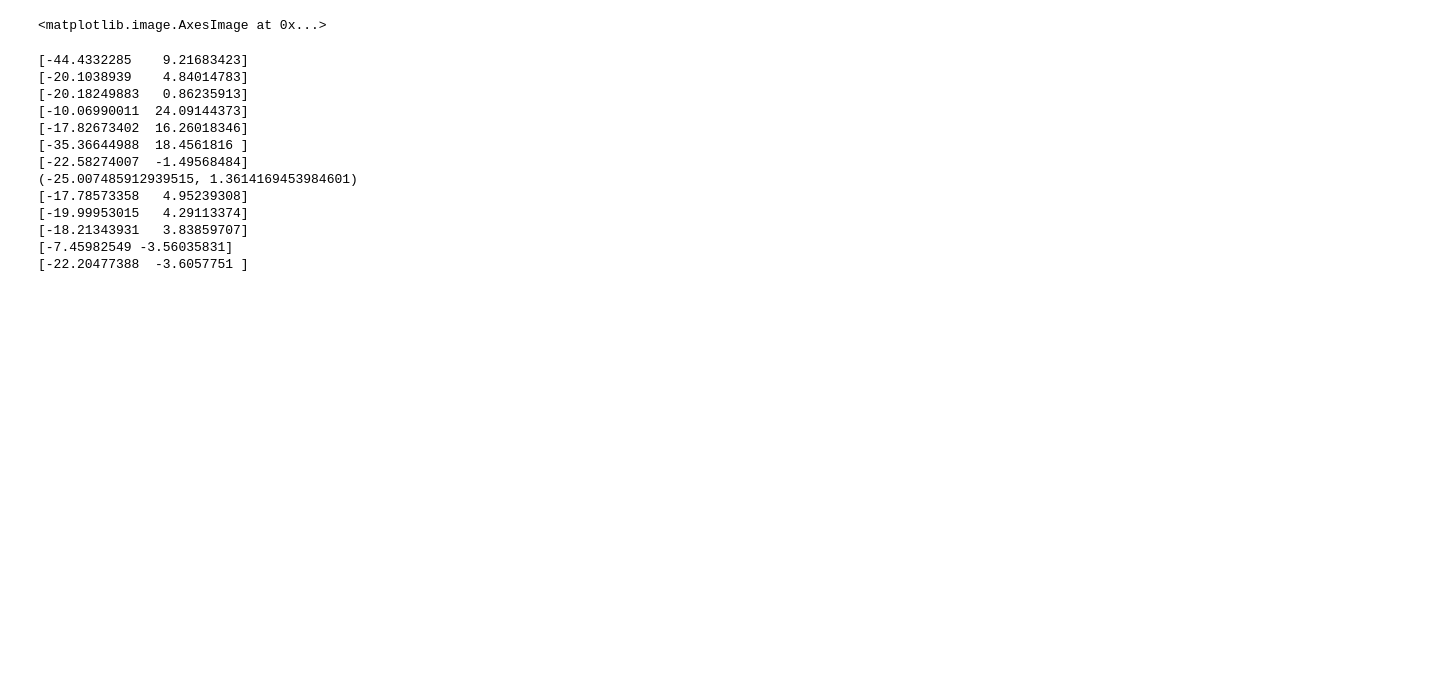
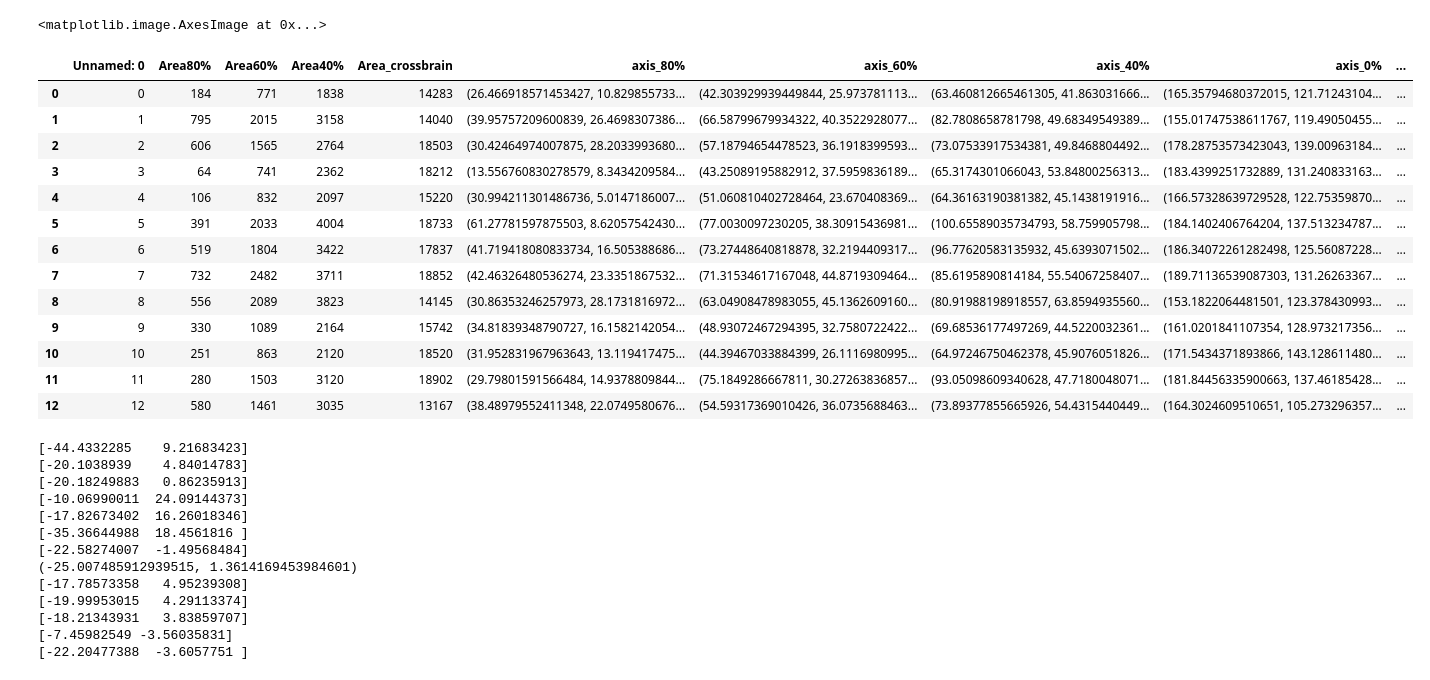
Before and after one commit to fair77637/DC_Imaging, a Jupyter notebook: lesion_heatmap.ipynb, the cells around one changed output. Saved outputs shown, nothing was run; the diff lists cells and outputs as text; code cells hidden in the pictures; blank space fills up the shorter version.

```diff
--- a/lesion_heatmap.ipynb
+++ b/lesion_heatmap.ipynb
@@ -751,4 +1083,26 @@ plt.imshow(convex)
 # dis_linear = scipy.interpolate.griddata(coords,MPS_metrix_normalized[coords],coords,method='nearest')
 # dis_linear == MPS_metrix_normalized[coords]
 # MPS_metrix_normalized[coords] = dis_linear
+# %%
+import pandas as pd
+os.chdir('/Volumes/FAIR/DC-Image-Analysis/DC-project-master/cleancode/NewMidplane')
+
+MPS_metrix = pd.read_csv('MPS_metrix.csv')
+# %%
+MPS_metrix
+# %% [output]
+|  | Unnamed: 0 | Area80% | Area60% | Area40% | Area_crossbrain | axis_80% | axis_60% | axis_40% | axis_0% | ... |
+| 0 | 0 | 184 | 771 | 1838 | 14283 | (26.466918571453427, 10.829855733... | (42.303929939449844, 25.973781113... | (63.460812665461305, 41.863031666... | (165.35794680372015, 121.71243104... | ... |
+| 1 | 1 | 795 | 2015 | 3158 | 14040 | (39.95757209600839, 26.4698307386... | (66.58799679934322, 40.3522928077... | (82.7808658781798, 49.68349549389... | (155.01747538611767, 119.49050455... | ... |
+| 2 | 2 | 606 | 1565 | 2764 | 18503 | (30.42464974007875, 28.2033993680... | (57.18794654478523, 36.1918399593... | (73.07533917534381, 49.8468804492... | (178.28753573423043, 139.00963184... | ... |
+| 3 | 3 | 64 | 741 | 2362 | 18212 | (13.556760830278579, 8.3434209584... | (43.25089195882912, 37.5959836189... | (65.3174301066043, 53.84800256313... | (183.4399251732889, 131.240833163... | ... |
+| 4 | 4 | 106 | 832 | 2097 | 15220 | (30.994211301486736, 5.0147186007... | (51.060810402728464, 23.670408369... | (64.36163190381382, 45.1438191916... | (166.57328639729528, 122.75359870... | ... |
+| 5 | 5 | 391 | 2033 | 4004 | 18733 | (61.27781597875503, 8.62057542430... | (77.0030097230205, 38.30915436981... | (100.65589035734793, 58.759905798... | (184.1402406764204, 137.513234787... | ... |
+| 6 | 6 | 519 | 1804 | 3422 | 17837 | (41.719418080833734, 16.505388686... | (73.27448640818878, 32.2194409317... | (96.77620583135932, 45.6393071502... | (186.34072261282498, 125.56087228... | ... |
+| 7 | 7 | 732 | 2482 | 3711 | 18852 | (42.46326480536274, 23.3351867532... | (71.31534617167048, 44.8719309464... | (85.6195890814184, 55.54067258407... | (189.71136539087303, 131.26263367... | ... |
+| 8 | 8 | 556 | 2089 | 3823 | 14145 | (30.86353246257973, 28.1731816972... | (63.04908478983055, 45.1362609160... | (80.91988198918557, 63.8594935560... | (153.1822064481501, 123.378430993... | ... |
+| 9 | 9 | 330 | 1089 | 2164 | 15742 | (34.81839348790727, 16.1582142054... | (48.93072467294395, 32.7580722422... | (69.68536177497269, 44.5220032361... | (161.0201841107354, 128.973217356... | ... |
+| 10 | 10 | 251 | 863 | 2120 | 18520 | (31.952831967963643, 13.119417475... | (44.39467033884399, 26.1116980995... | (64.97246750462378, 45.9076051826... | (171.5434371893866, 143.128611480... | ... |
+| 11 | 11 | 280 | 1503 | 3120 | 18902 | (29.79801591566484, 14.9378809844... | (75.1849286667811, 30.27263836857... | (93.05098609340628, 47.7180048071... | (181.84456335900663, 137.46185428... | ... |
+| 12 | 12 | 580 | 1461 | 3035 | 13167 | (38.48979552411348, 22.0749580676... | (54.59317369010426, 36.0735688463... | (73.89377855665926, 54.4315440449... | (164.3024609510651, 105.273296357... | ... |
 # %%
```
Also changed, not shown: parts of 35 cells of this notebook, 2 other files.
